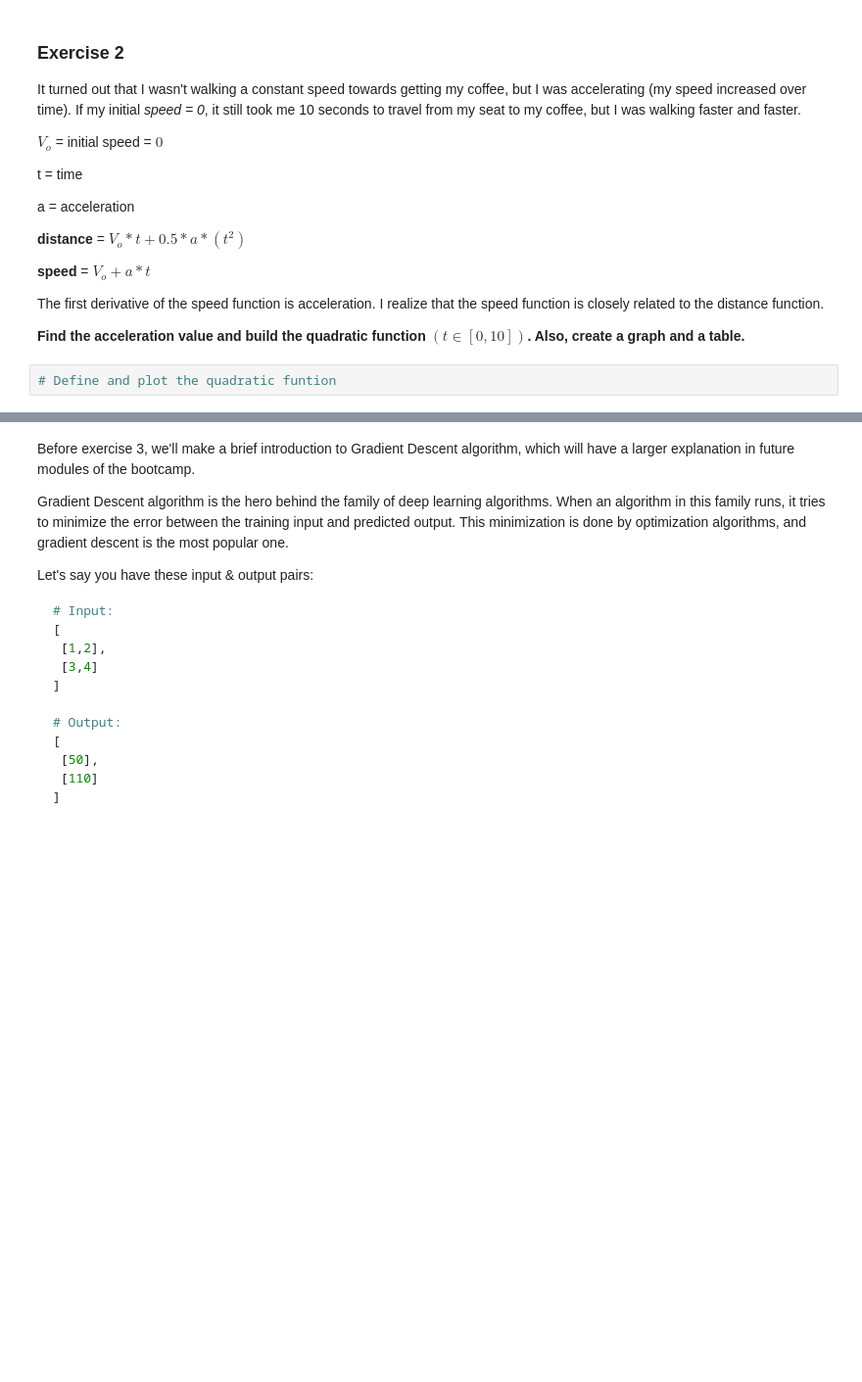
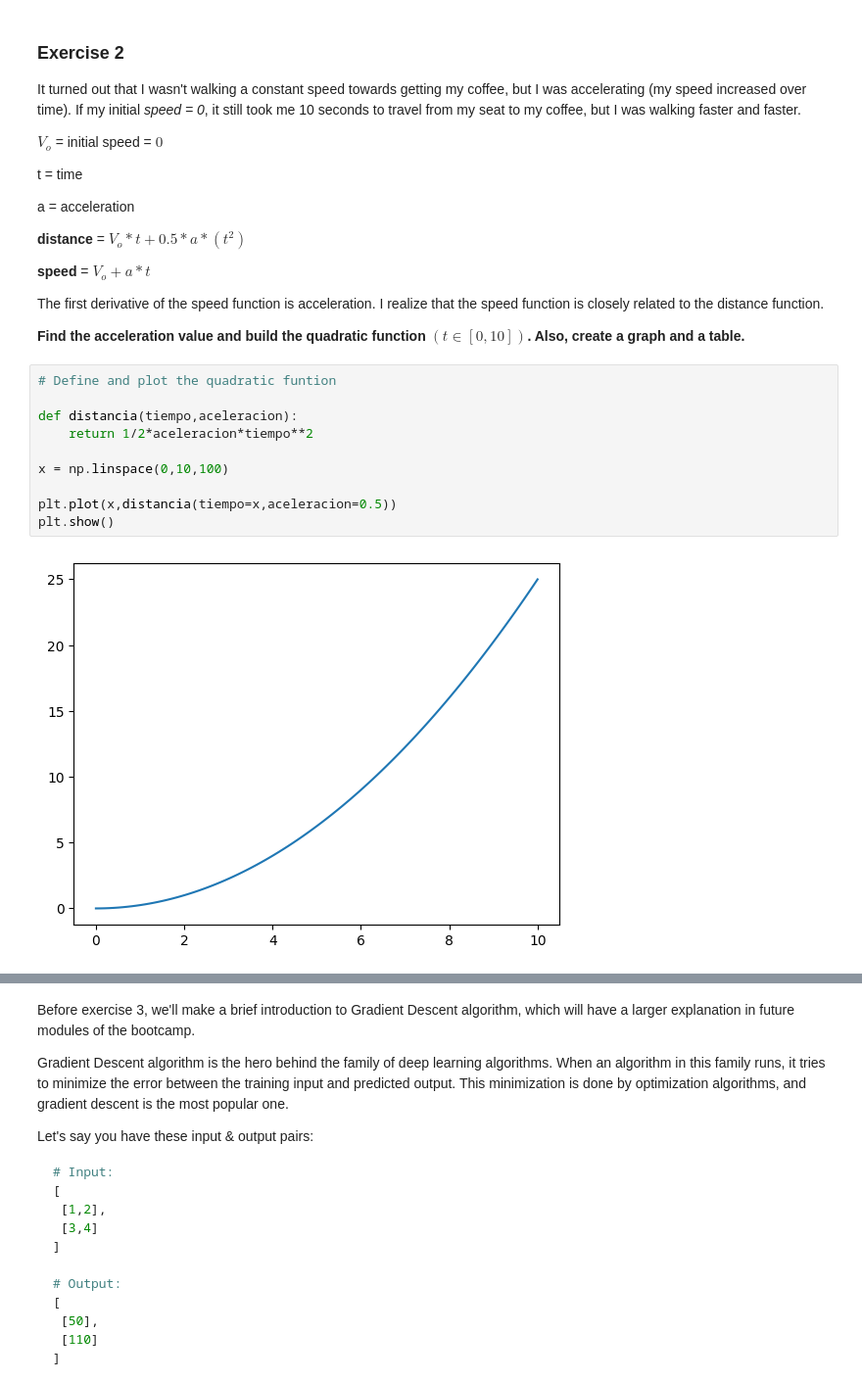
Before and after one commit to Glympses/calculus-and-algebra-problems-with-python2, a Jupyter notebook: notebook/problems.ipynb, the cells around one changed output, grey strips where cells are left out. Shown at 98% size. Drawn from its saved outputs; the diff is of its cells as text; blank space fills up the shorter version.

```diff
--- a/notebook/problems.ipynb
+++ b/notebook/problems.ipynb
@@ -71,5 +68,15 @@ The first derivative of the speed function is acceleration. I realize that the s
 **Find the acceleration value and build the quadratic function  $(t ∈ [0,10])$. Also, create a graph and a table.**
 # %%
 # Define and plot the quadratic funtion
+
+def distancia(tiempo,aceleracion):
+    return 1/2*aceleracion*tiempo**2
+
+x = np.linspace(0,10,100)
+
+plt.plot(x,distancia(tiempo=x,aceleracion=0.5))
+plt.show()
+# %% [output]
+[figure, added]
 # %%
 # Create a DataFrame
```
Also changed, not shown: parts of 21 cells of this notebook.
